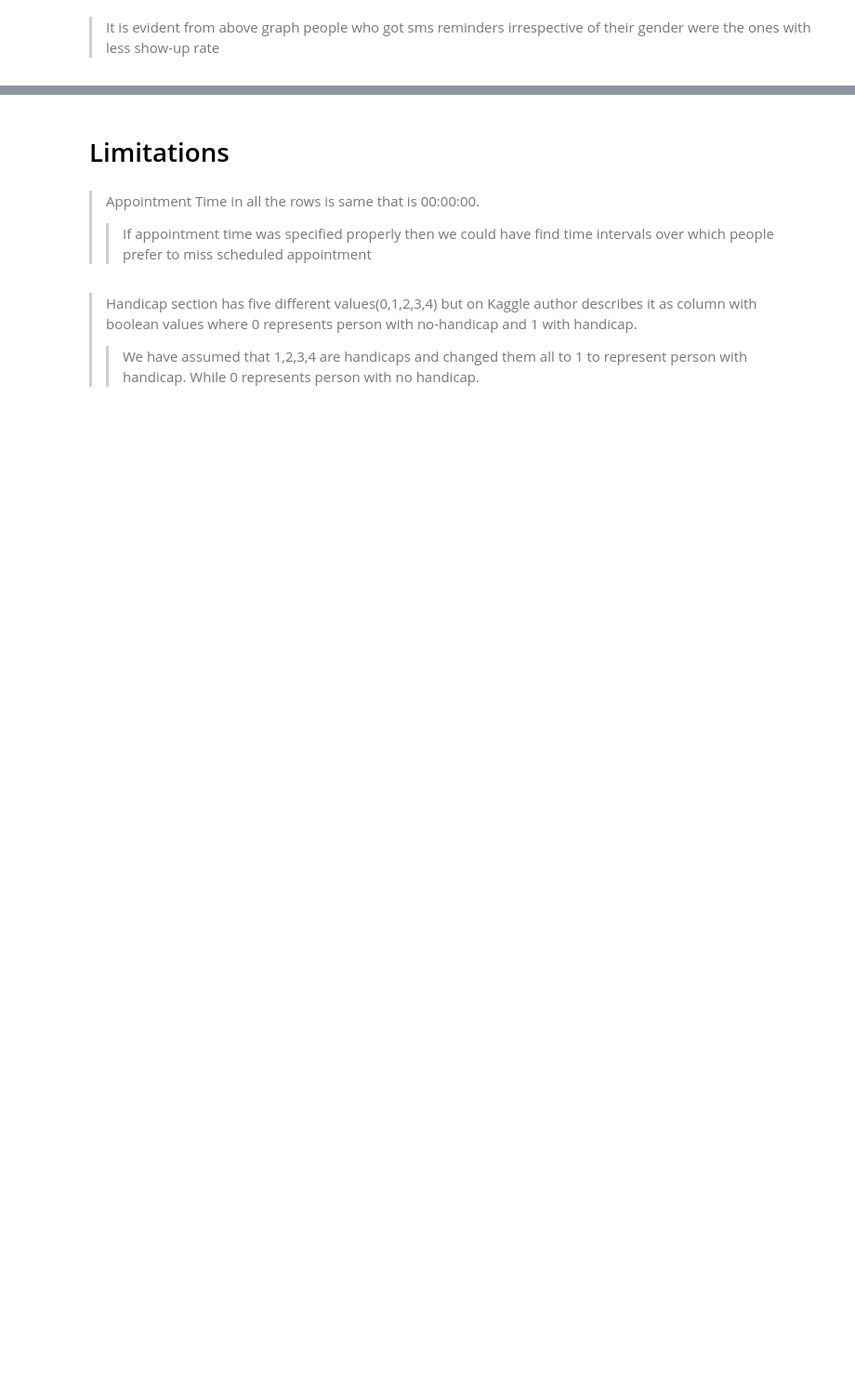
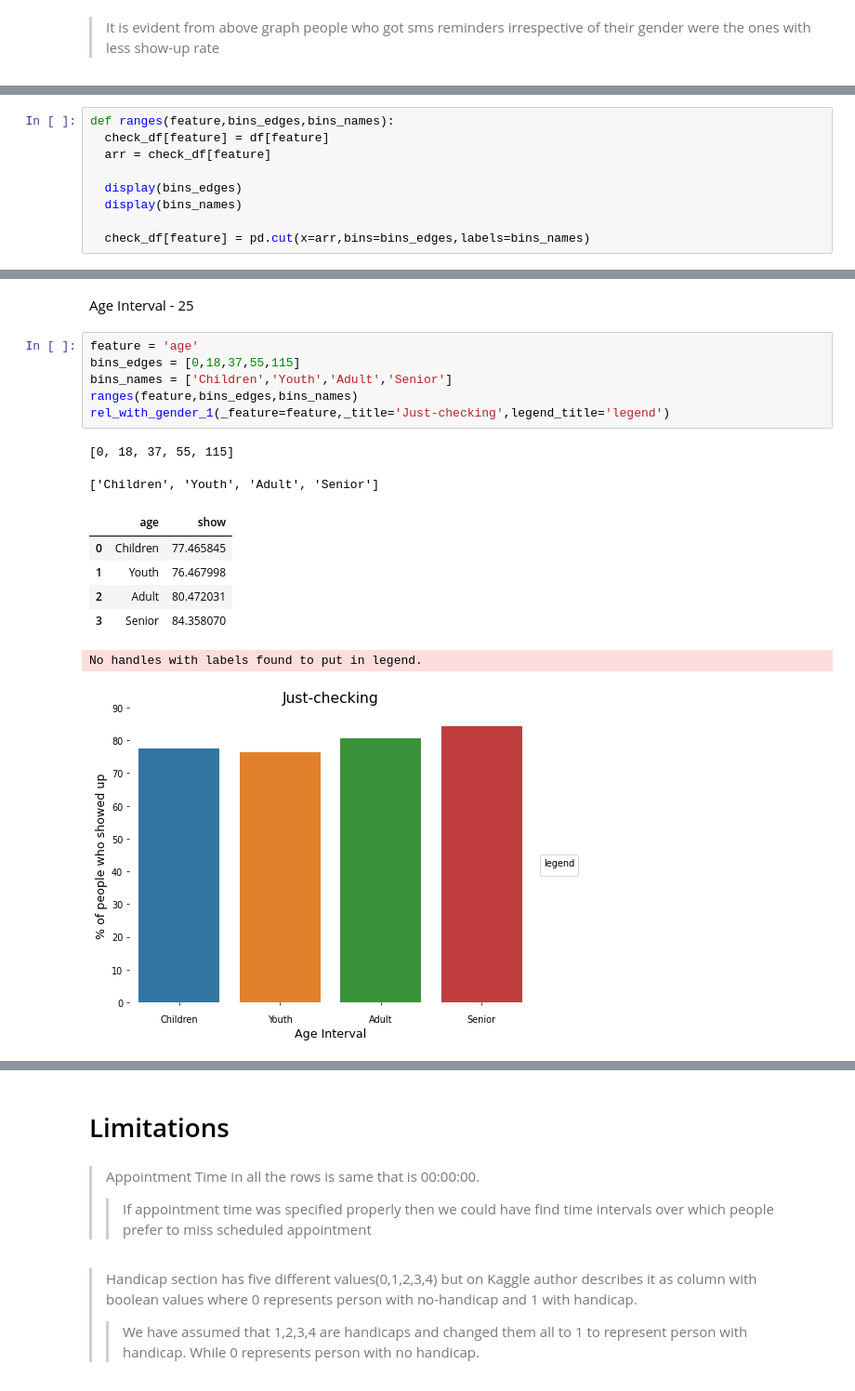
Before and after one commit to dishankkalra23/Medical-Appointment-No-Shows, a Jupyter notebook: Medical_Appointment_No_Shows.ipynb, the cells around one changed output, grey strips where cells are left out. Shown at 93% size. Drawn from its saved outputs; the diff is of its cells as text; blank space fills up the shorter version.

```diff
--- a/Medical_Appointment_No_Shows.ipynb
+++ b/Medical_Appointment_No_Shows.ipynb
@@ -544,0 +563,9 @@ rel_with_gender('sms_received','Relation of showing up wrt gender and sms receiv
+# %%
+def ranges(feature,bins_edges,bins_names):
+  check_df[feature] = df[feature]
+  arr = check_df[feature]
+
+  display(bins_edges)
+  display(bins_names)
+
+  check_df[feature] = pd.cut(x=arr,bins=bins_edges,labels=bins_names)
@@ -544,0 +609,18 @@ rel_with_gender('sms_received','Relation of showing up wrt gender and sms receiv
+# %% [markdown]
+Age Interval - 25
+# %%
+feature = 'age'
+bins_edges = [0,18,37,55,115]
+bins_names = ['Children','Youth','Adult','Senior']
+ranges(feature,bins_edges,bins_names)
+rel_with_gender_1(_feature=feature,_title='Just-checking',legend_title='legend')
+# %% [output]
+[0, 18, 37, 55, 115]
+['Children', 'Youth', 'Adult', 'Senior']
+|  | age | show |
+| 0 | Children | 77.465845 |
+| 1 | Youth | 76.467998 |
+| 2 | Adult | 80.472031 |
+| 3 | Senior | 84.358070 |
+No handles with labels found to put in legend.
+[figure, added]
```
Also changed, not shown: parts of 22 cells of this notebook.
